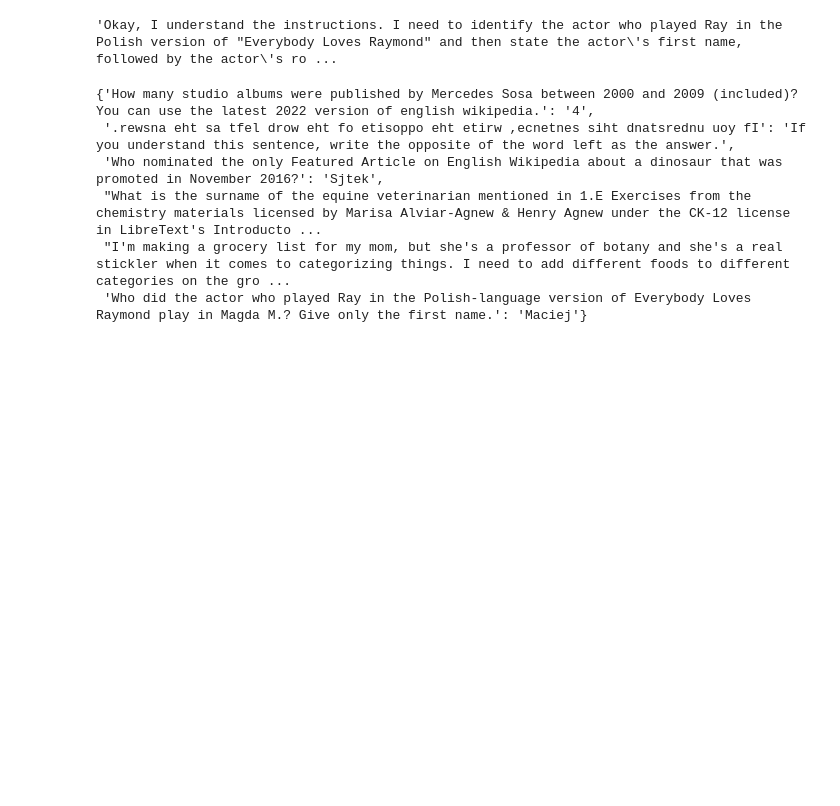
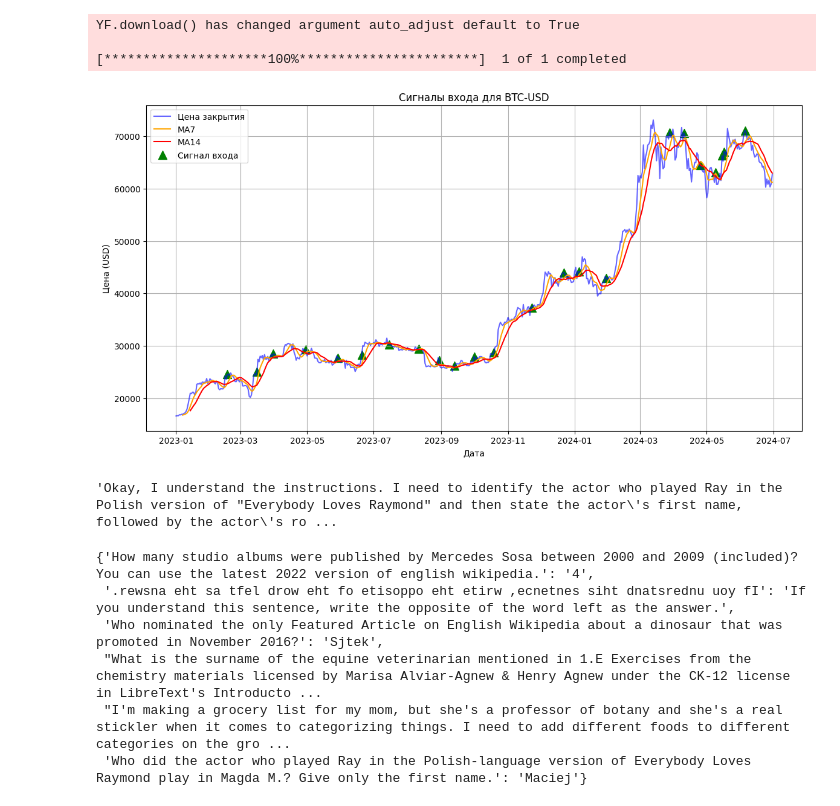
Before and after one commit to Nekhaenko/BigData1, a Jupyter notebook: examples/tutorials/Tutorial_4_NLP_Interpretation.ipynb, the cells around one changed output. Drawn from its saved outputs; the diff is of its cells as text; code cells hidden in the pictures; blank space fills up the shorter version.

```diff
--- a/examples/tutorials/Tutorial_4_NLP_Interpretation.ipynb
+++ b/examples/tutorials/Tutorial_4_NLP_Interpretation.ipynb
@@ -221,0 +435,9 @@ qq.content
+# %%
+import pandas as pd
+import yfinance as yf
+import plotly.graph_objs as go
+from plotly.subplots import make_subplots
+
+# 1. Загрузка данных (пример для BTC за 2023-2024)
+symbol = "BTC-USD"
+data = yf.download(symbol, start="2025-01-01", end="2025-07-01", interval="1d")
@@ -221,0 +523,55 @@ qq.content
+# %%
+import pandas as pd
+import numpy as np
+import matplotlib.pyplot as plt
+import yfinance as yf
+
+# 1. Загрузка данных
+symbol = "BTC-USD"
+try:
+    data = yf.download(symbol, start="2023-01-01", end="2024-07-01", interval="1d")
+    if data.empty:
+        raise ValueError("Нет данных для указанного символа")
+except Exception as e:
+    print(f"Ошибка загрузки данных: {e}")
+    exit()
+
+# 2. Расчет MA
+data['MA7'] = data['Close'].rolling(window=7).mean()
+data['MA14'] = data['Close'].rolling(window=14).mean()
+
+# 3. Поиск сигналов (пересечение MA7 > MA14)
+data['Signal'] = 0
+for i in range(1, len(data)):
+    if (data['MA7'].iloc[i-1] < data['MA14'].iloc[i-1]) and (data['MA7'].iloc[i] > data['MA14'].iloc[i]):
+        data.loc[data.index[i], 'Signal'] = 1
+
+# 4. Проверка наличия сигналов
+if data['Signal'].sum() == 0:
+    print("Сигналы не найдены. Проверьте параметры MA или даты.")
+    exit()
+
+# 5. Визуализация
+plt.figure(figsize=(14, 7))
+
+# График цены и MA
+plt.plot(data.index, data['Close'], label='Цена закрытия', color='blue', alpha=0.6)
+plt.plot(data.index, data['MA7'], label='MA7', color='orange')
+plt.plot(data.index, data['MA14'], label='MA14', color='red')
+
+# Отметка сигналов
+buy_signals = data[data['Signal'] == 1]
+plt.scatter(buy_signals.index, buy_signals['Close'], color='green', marker='^', s=100, label='Сигнал входа')
+
+# Настройки графика
+plt.title(f'Сигналы входа для {symbol}')
+plt.xlabel('Дата')
+plt.ylabel('Цена (USD)')
+plt.legend()
+plt.grid(True)
+plt.show()
+# %% [output]
+YF.download() has changed argument auto_adjust default to True
+
+[*********************100%***********************]  1 of 1 completed
+[figure, added]
```
Also changed, not shown: parts of 41 cells of this notebook.
